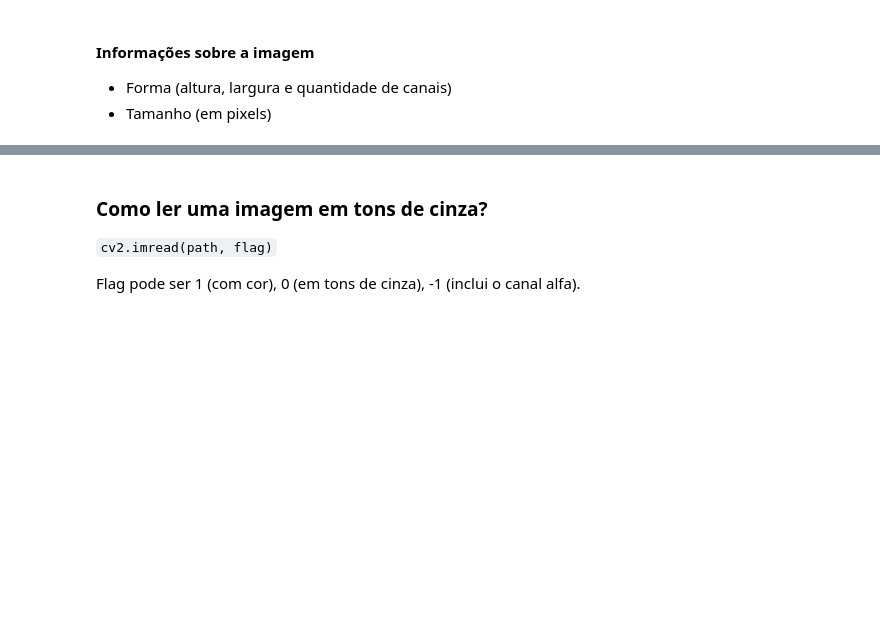
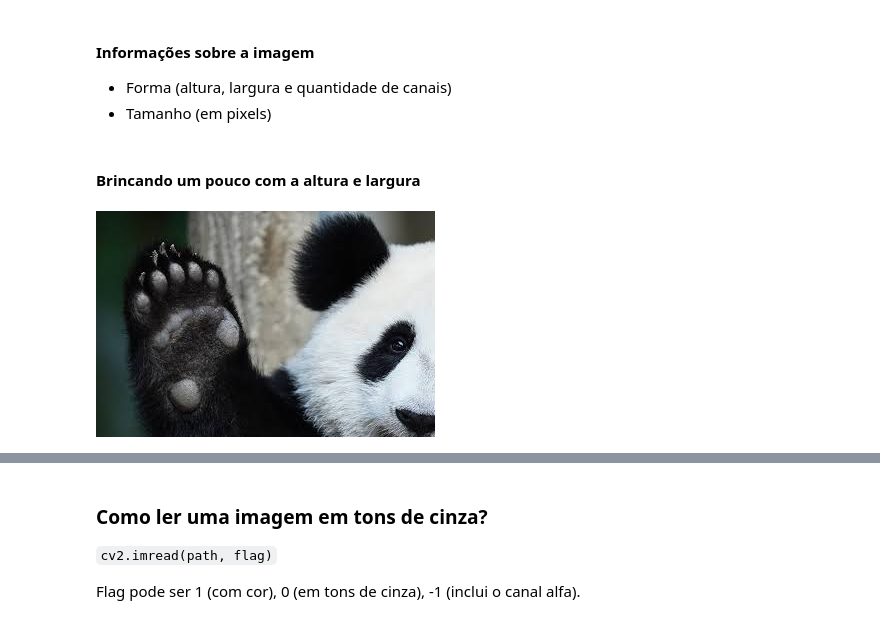
Before and after one commit to naanadr/opencv-crash-course, a Jupyter notebook: opencv_crash_course.ipynb, the cells around one changed output, grey strips where cells are left out. Drawn from its saved outputs; the diff is of its cells as text; code cells hidden in the pictures; blank space fills up the shorter version.

```diff
--- a/opencv_crash_course.ipynb
+++ b/opencv_crash_course.ipynb
@@ -168,3 +168,12 @@ cv2_imshow(b)
 # b = image[:, :, 0]
 # g = image[:, :, 1]
 # r = image[:, :, 2]
+# %% [markdown]
+#### Brincando um pouco com a altura e largura
+# %%
+half_height = int(height/2)
+half_width = int(width/2)
+# %%
+cv2_imshow(image[0:half_height, 0:half_width])
+# %% [output]
+[figure, added]
```
Also changed, not shown: parts of 68 cells of this notebook.
